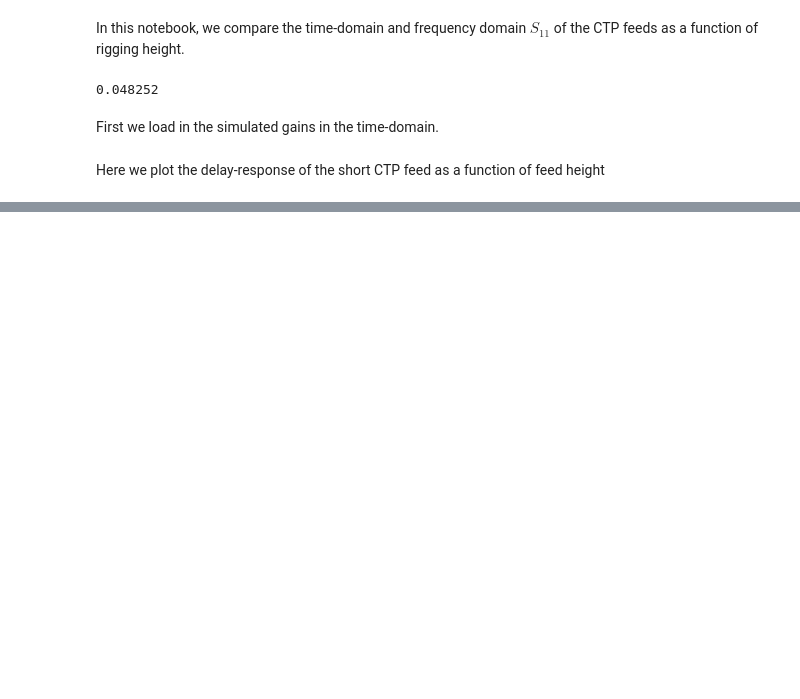
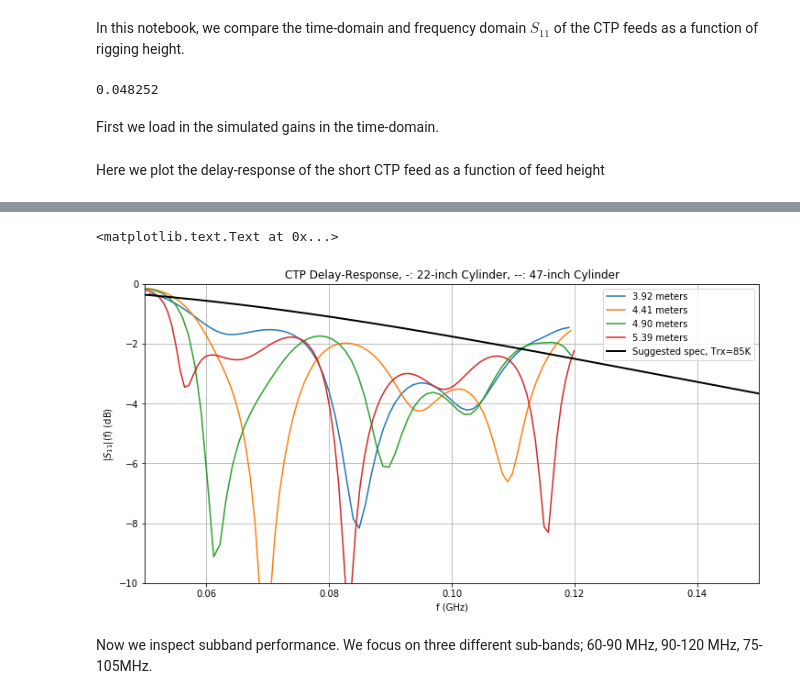
Before and after one commit to aewallwi/simulations-hera-eox, a Jupyter notebook: src/Compare_Time_Traces_CTP_Height.ipynb, the cells around one changed output, grey strips where cells are left out. Drawn from its saved outputs; the diff is of its cells as text; code cells hidden in the pictures; blank space fills up the shorter version.

```diff
--- a/src/Compare_Time_Traces_CTP_Height.ipynb
+++ b/src/Compare_Time_Traces_CTP_Height.ipynb
@@ -58,0 +131,27 @@ plt.title('CTP Delay-Response, -: 22-inch Cylinder, --: 47-inch Cylinder')
+# %%
+lines_short=[]
+for gain,height in zip(gains_tall,heights[:-1]):
+    lines_short.append(plt.plot(gain.fAxis,10.*np.log10(np.abs(gain.gainFrequency)),
+                                label='%.2f meters'%height))
+
+#lindex=0
+#for gain,height in zip(gains_tall,heights[:-1]):
+#    plt.plot(gain.fAxis,10*np.log10(np.abs(gain.gainFrequency)),
+#            color=lines_short[lindex][0].get_color(),
+#            ls='--')
+#    lindex+=1
+plt.xlim(0.05,0.15)
+plt.ylim(-10,0)
+plt.plot(fAxis/1e9,10.*np.log10(s11SpecAlt),label='Suggested spec, Trx=85K',color='k',lw=2)
+plt.legend()
+plt.grid()
+plt.xlabel('f (GHz)')
+plt.ylabel('$|S_{11}|$(f) (dB)')
+plt.gcf().set_size_inches(12,6)
+plt.title('CTP Delay-Response, -: 22-inch Cylinder, --: 47-inch Cylinder')
+#plt.savefig('../analysis/compare_freqtraces_feed_height.png')
+# %% [output]
+<matplotlib.text.Text at 0x...>
+[figure, added]
+# %% [markdown]
+Now we inspect subband performance. We focus on three different sub-bands; 60-90 MHz, 90-120 MHz, 75-105MHz.
```
Also changed, not shown: parts of 12 cells of this notebook, 3 other files.
